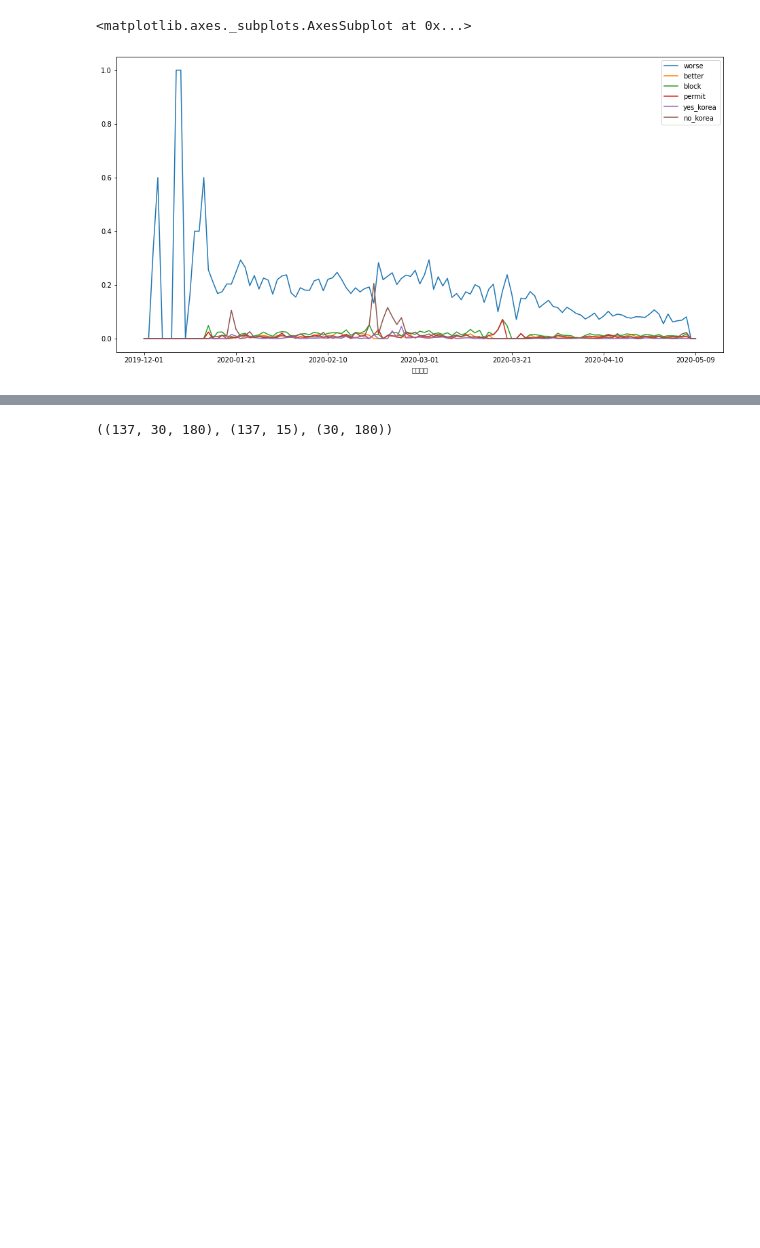
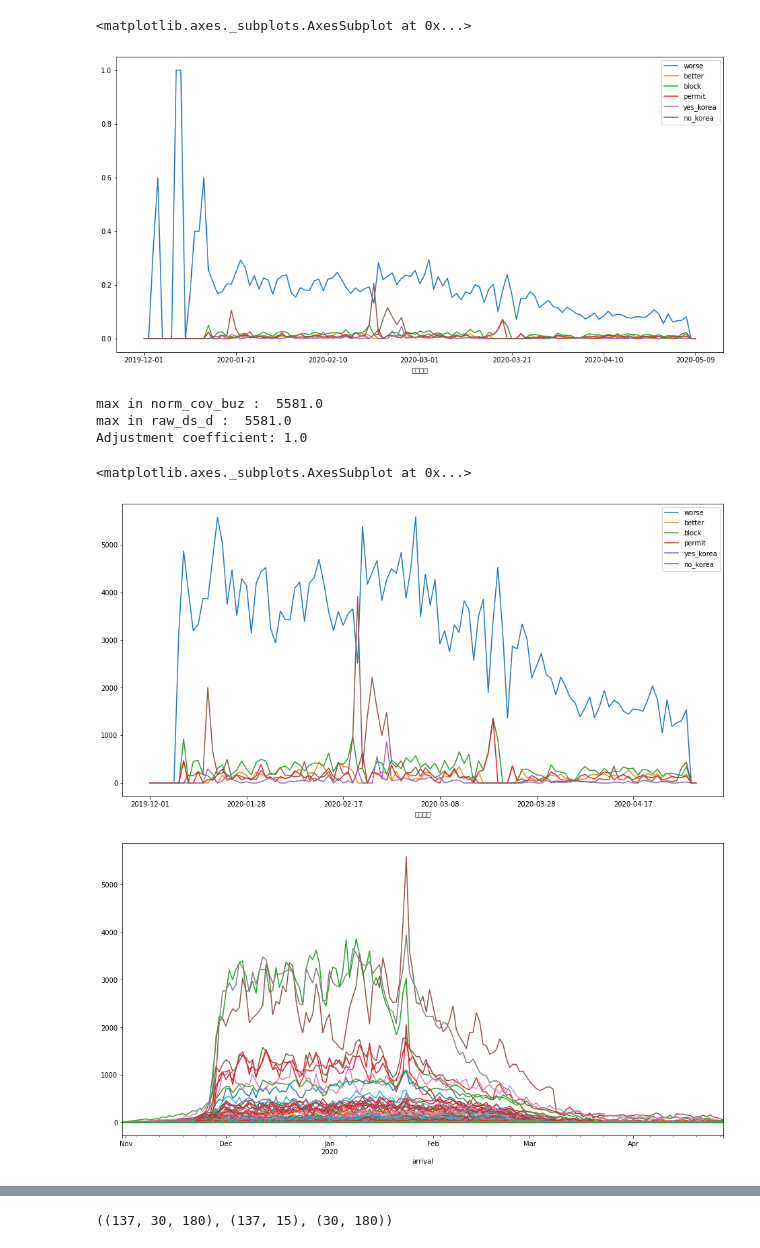
Before and after one commit to dolmani38/ai_corona, a Jupyter notebook: analysis_corona_0506.ipynb, the cells around one changed output, grey strips where cells are left out. Saved outputs shown, nothing was run; the diff lists cells and outputs as text; code cells hidden in the pictures; blank space fills up the shorter version.

```diff
--- a/analysis_corona_0506.ipynb
+++ b/analysis_corona_0506.ipynb
@@ -761 +766,25 @@ norm_cov_buz.plot(figsize=(16,8))
+# %%
+# raw_ds에서  columns=['total','arrival_14ma'] 를 제외 한 max값을 기준으로 norm_cov_buz 의 scale 보정 처리
+
+
+max_norm_cov_buz = np.max(norm_cov_buz.max())
+print("max in norm_cov_buz : ", max_norm_cov_buz)
+
+raw_ds_d = raw_ds.drop(columns=['total','arrival_14ma'])
+max_raw_ds_d = np.max(raw_ds_d.max())
+print("max in raw_ds_d : ", max_raw_ds_d)
+adj_coef = max_raw_ds_d / max_norm_cov_buz
+print("Adjustment coefficient:",adj_coef)
+
+norm_cov_buz = norm_cov_buz * adj_coef
+
+norm_cov_buz.plot(figsize=(16,8))
+raw_ds_d.plot(legend=False,figsize=(16,8))
+# %% [output]
+max in norm_cov_buz :  5581.0
+max in raw_ds_d :  5581.0
+Adjustment coefficient: 1.0
+<matplotlib.axes._subplots.AxesSubplot at 0x...>
+[figure, added]
+[figure, added]
 # %%
```
Also changed, not shown: parts of 21 cells of this notebook.
